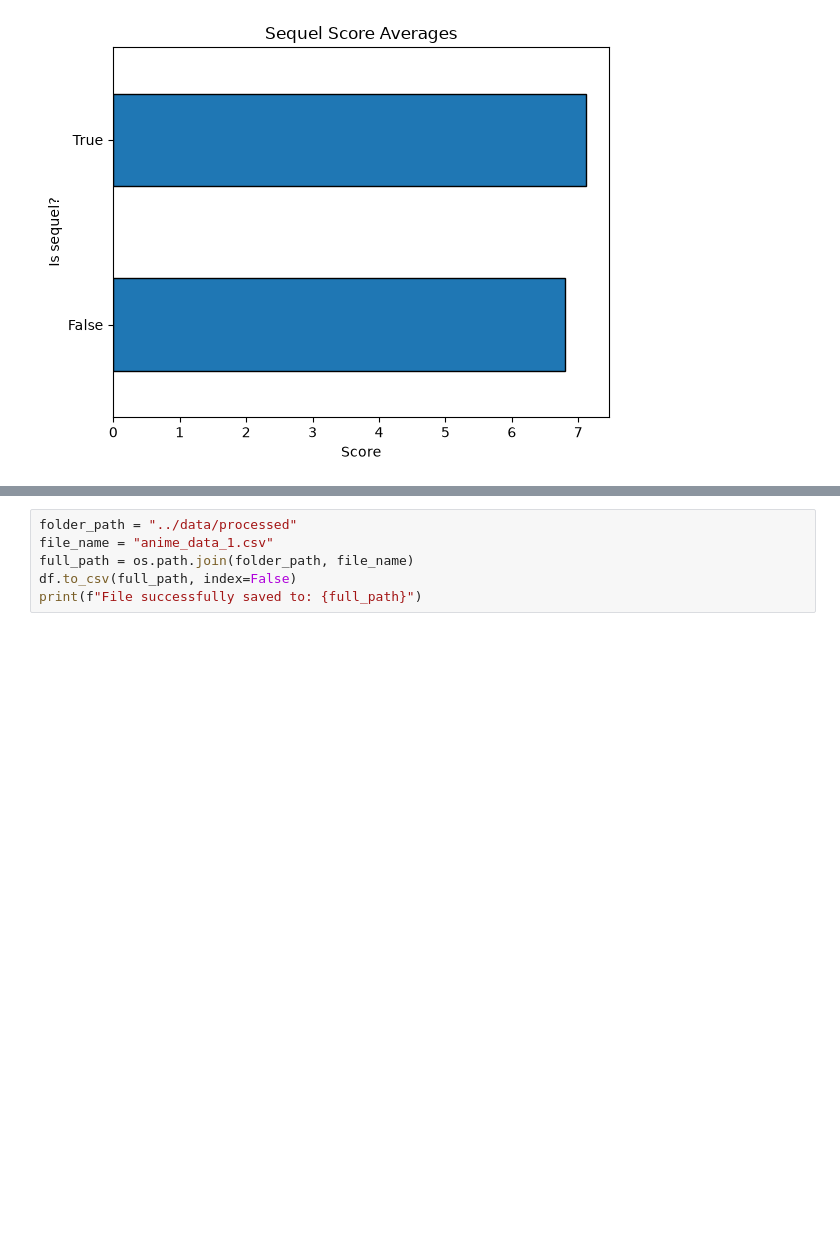
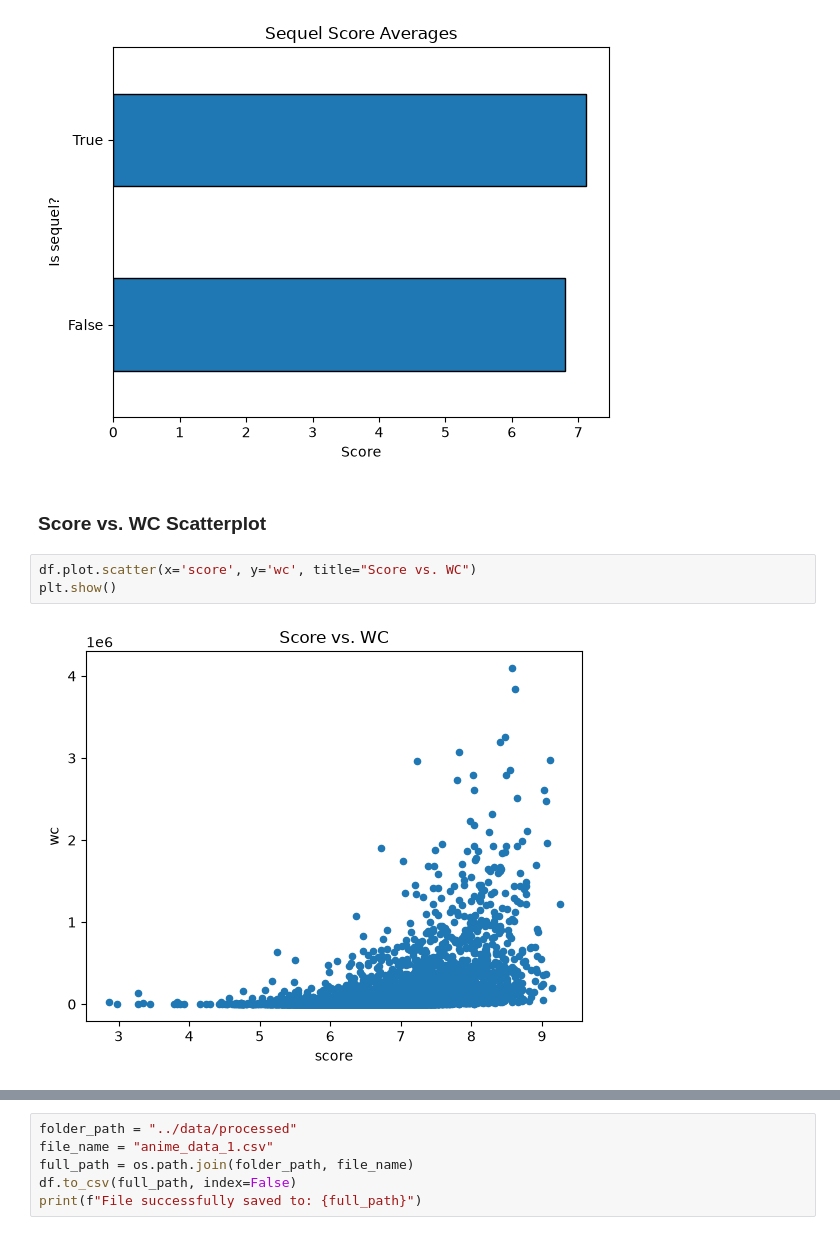
Before and after one commit to esan0983/FAL-Destroyer-3000, a Jupyter notebook: notebooks/02_eda.ipynb, the cells around one changed output, grey strips where cells are left out. Drawn from its saved outputs; the diff is of its cells as text; blank space fills up the shorter version.

```diff
--- a/notebooks/02_eda.ipynb
+++ b/notebooks/02_eda.ipynb
@@ -358,3 +358,10 @@ plt.ylabel('Is sequel?')
 plt.show()
 # %% [output]
 [figure]
+# %% [markdown]
+### Score vs. WC Scatterplot
+# %%
+df.plot.scatter(x='score', y='wc', title="Score vs. WC")
+plt.show()
+# %% [output]
+[figure, added]
```
Also changed, not shown: parts of 9 cells of this notebook, 11 other files.
